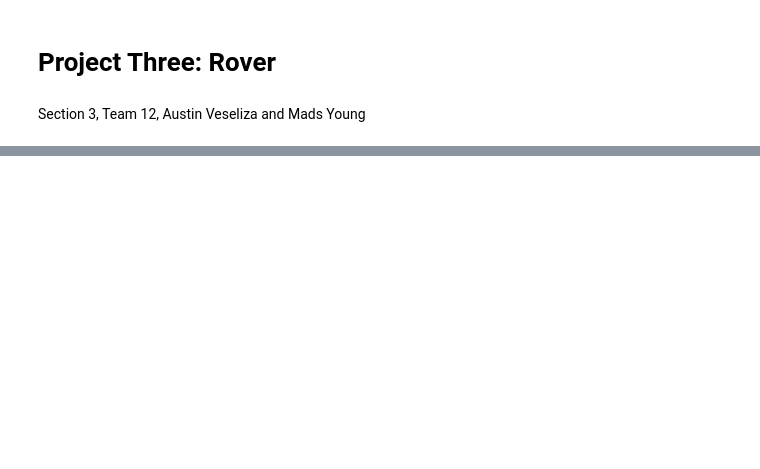
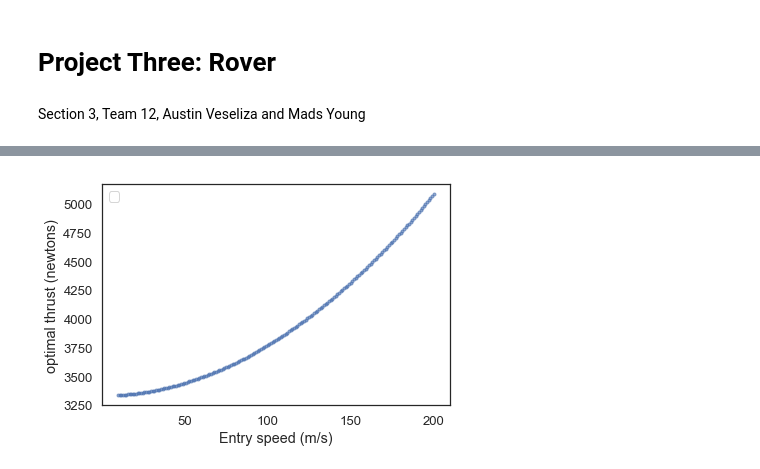
Before and after one commit to AustinVes/ModSim-Project3, a Jupyter notebook: P3Essay.ipynb, the cells around one changed output, grey strips where cells are left out. Drawn from its saved outputs; the diff is of its cells as text; code cells hidden in the pictures; blank space fills up the shorter version.

```diff
--- a/P3Essay.ipynb
+++ b/P3Essay.ipynb
@@ -25,0 +345,5 @@ force of drag = 1/2 * atmosphere density  * velocity squared * reference area *
+# %%
+plot(entry_speeds, optimal_thrusts, '.')
+decorate(xlabel='Entry speed (m/s)', ylabel='optimal thrust (newtons)')
+# %% [output]
+[figure, added]
```
Also changed, not shown: parts of 30 cells of this notebook, 1 other file.
